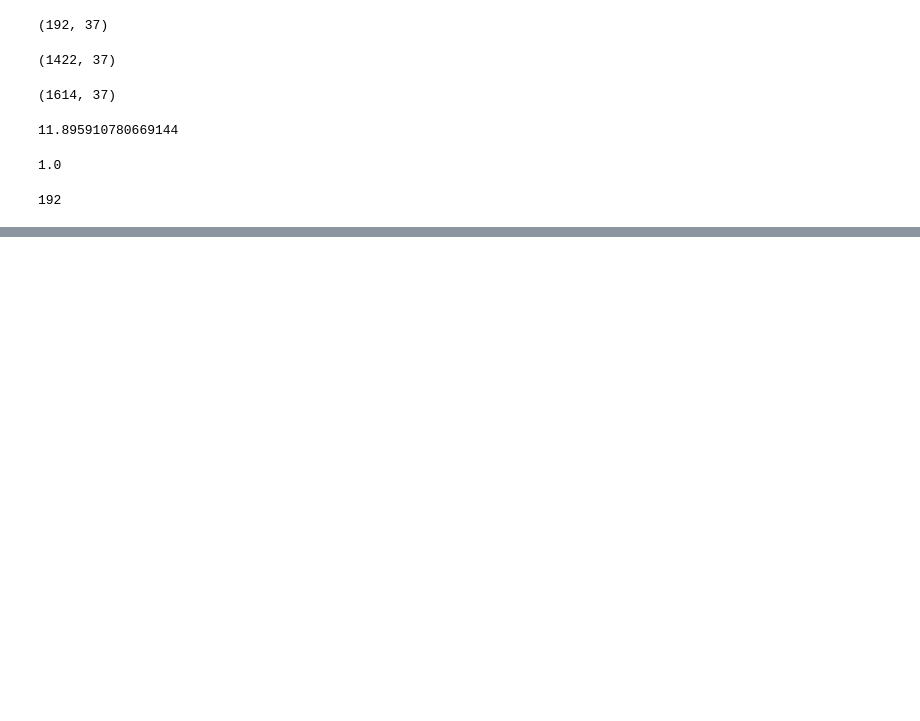
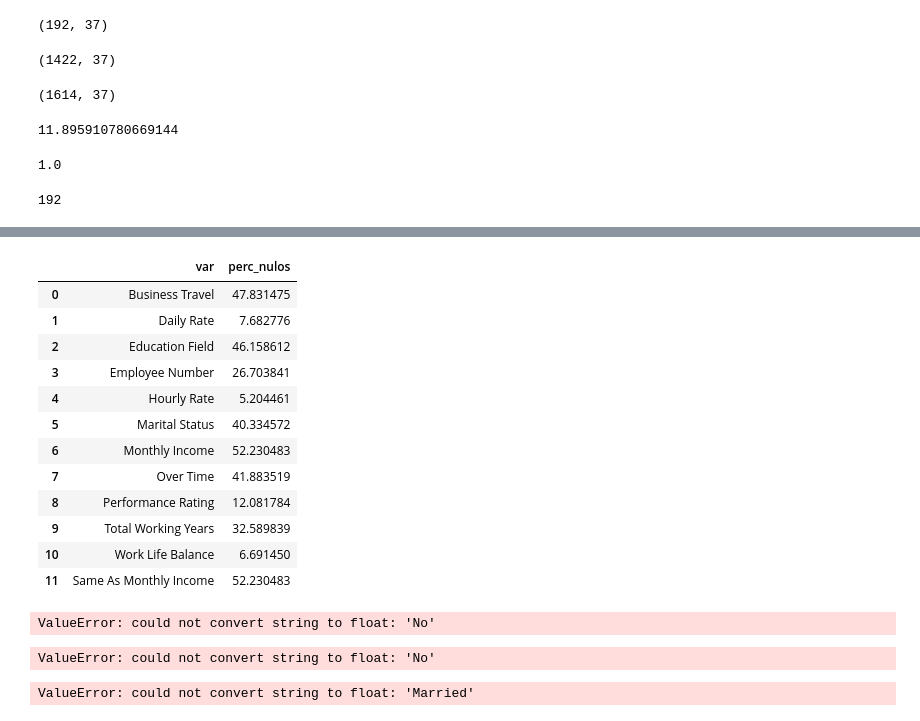
Before and after one commit to Adalab/proyecto-da-promo-c-modulo-3-team-1, a Jupyter notebook: proyecto3_equipo1.ipynb, the cells around one changed output, grey strips where cells are left out. Saved outputs shown, nothing was run; the diff lists cells and outputs as text; code cells hidden in the pictures; blank space fills up the shorter version.

```diff
--- a/proyecto3_equipo1.ipynb
+++ b/proyecto3_equipo1.ipynb
@@ -652,0 +889,16 @@ df['Distance From Home'].isnull().sum()
+# %%
+nulos
+# %% [output]
+|  | var | perc_nulos |
+| 0 | Business Travel | 47.831475 |
+| 1 | Daily Rate | 7.682776 |
+| 2 | Education Field | 46.158612 |
+| 3 | Employee Number | 26.703841 |
+| 4 | Hourly Rate | 5.204461 |
+| 5 | Marital Status | 40.334572 |
+| 6 | Monthly Income | 52.230483 |
+| 7 | Over Time | 41.883519 |
+| 8 | Performance Rating | 12.081784 |
+| 9 | Total Working Years | 32.589839 |
+| 10 | Work Life Balance | 6.691450 |
+| 11 | Same As Monthly Income | 52.230483 |
@@ -652,0 +923,20 @@ df['Distance From Home'].isnull().sum()
+# %%
+imputer = IterativeImputer(max_iter = 20, random_state = 42)
+df2['Over Time'] = imputer.fit_transform(df2[['Over Time']])
+# %% [output]
+ValueError: could not convert string to float: 'No'
+# %%
+imputer_knn = KNNImputer(n_neighbors= 2)
+df2['Over Time'] = imputer_knn.fit_transform(df2['Over Time'])
+# %% [output]
+ValueError: could not convert string to float: 'No'
+# %%
+# luego tecnicas avanzadas
+
+columnas_tecnicas_avanzadas = ['Marital Status', 'Over Time', 'Bussines Travel', 'Education Field']
+
+for col in columnas_tecnicas_avanzadas:
+    imputer = IterativeImputer(max_iter = 20, random_state = 42)
+    df2[col] = imputer.fit_transform(df[[col]])
+# %% [output]
+ValueError: could not convert string to float: 'Married'
```
Also changed, not shown: parts of 15 cells of this notebook.
